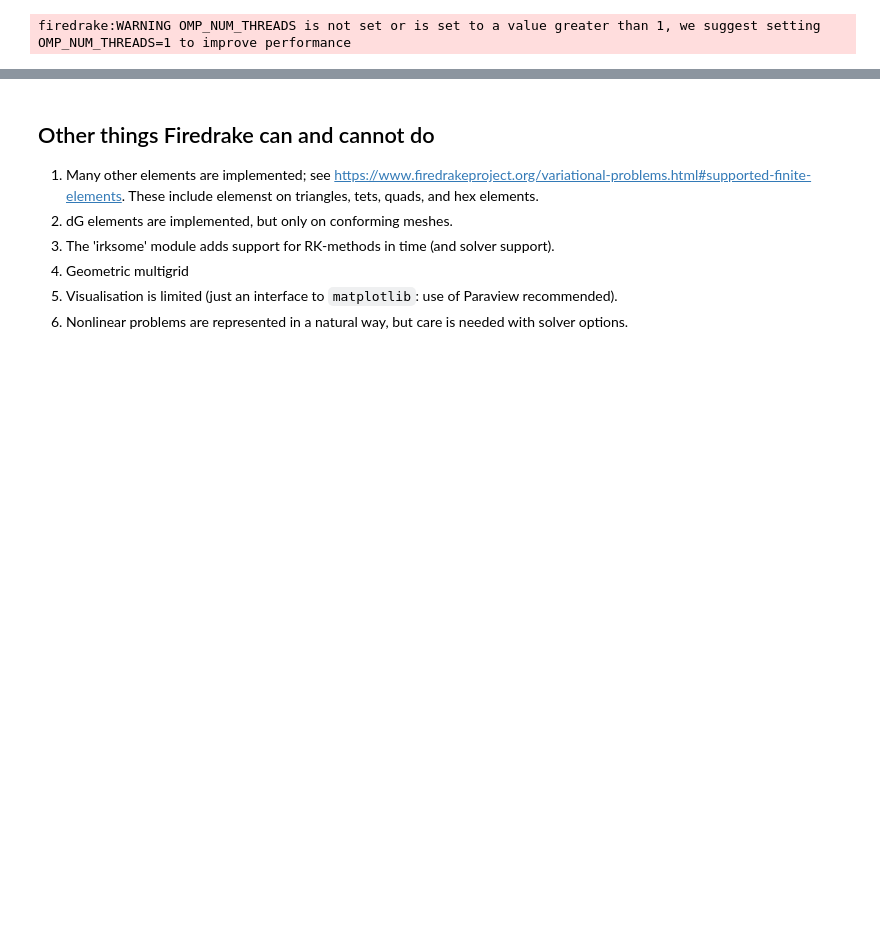
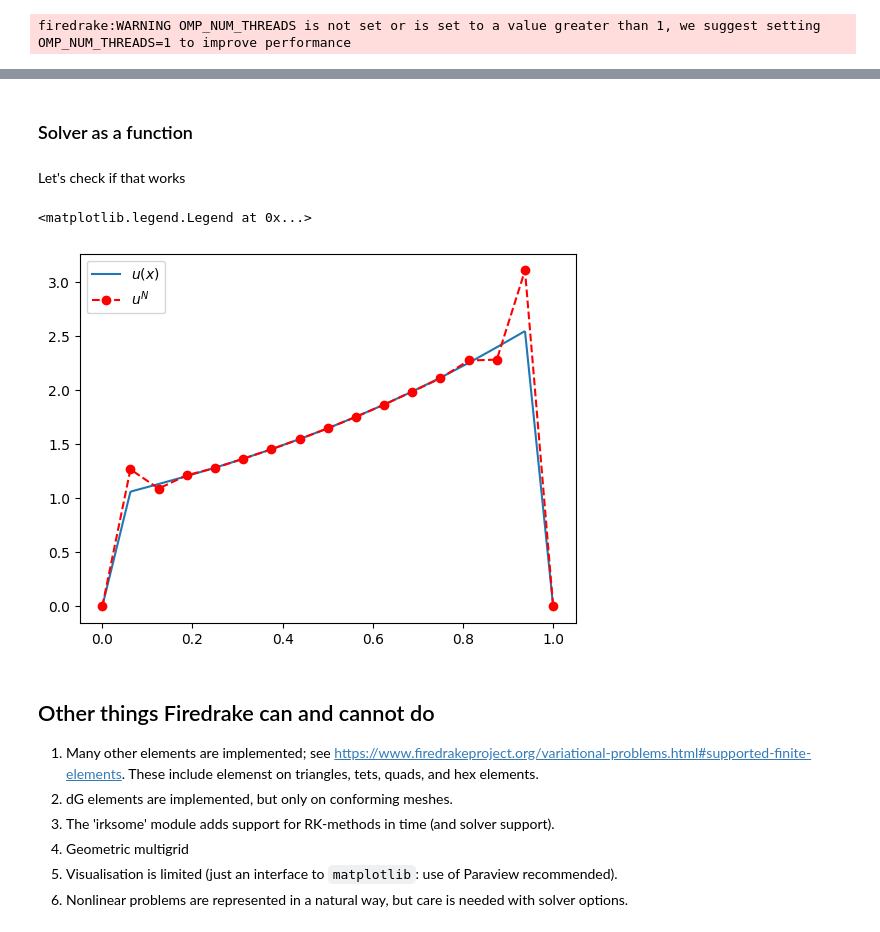
Before and after one commit to niallmadden/niallmadden.github.io, a Jupyter notebook: SPPs_Firedrake.ipynb, the cells around one changed output, grey strips where cells are left out. Drawn from its saved outputs; the diff is of its cells as text; code cells hidden in the pictures; blank space fills up the shorter version.

```diff
--- a/SPPs_Firedrake.ipynb
+++ b/SPPs_Firedrake.ipynb
@@ -155,3 +198,31 @@ plt.legend()
+# %% [markdown]
+### Solver as a function
+# %%
+def Solve_1DRD(epsilon, my_mesh, my_degree):
+    V = FunctionSpace(my_mesh, "CG", my_degree)
+    x = SpatialCoordinate(V)
+    u = TrialFunction(V)
+    v = TestFunction(V)
+    a = (epsilon**2)*u.dx(0)*v.dx(0)*dx + r*u*v*dx
+    l = f(x[0])*v*dx
+    uN = Function(V)
+    BCs = DirichletBC(V, 0.0, "on_boundary")
+    solve(a == l, uN, bcs=BCs)
+    return(uN)
+# %% [markdown]
+Let's check if that works
+# %%
+N = 16
+epsilon = 1.0e-2
+mesh1D = UnitIntervalMesh(N)
+uN = Solve_1DRD(epsilon, mesh1D, 1)
+x_vals = mesh1D.coordinates.dat.data[:]
+plot(u_true, label='$u(x)$') # true
+plt.plot(x_vals, uN.at(x_vals),'r--o', label='$u^N$')  # use for small N
+plt.legend()
+# %% [output]
+<matplotlib.legend.Legend at 0x...>
+[figure, added]
 # %% [markdown]
 ## Other things Firedrake can and cannot do
 
```
Also changed, not shown: parts of 34 cells of this notebook, 1 other file.
